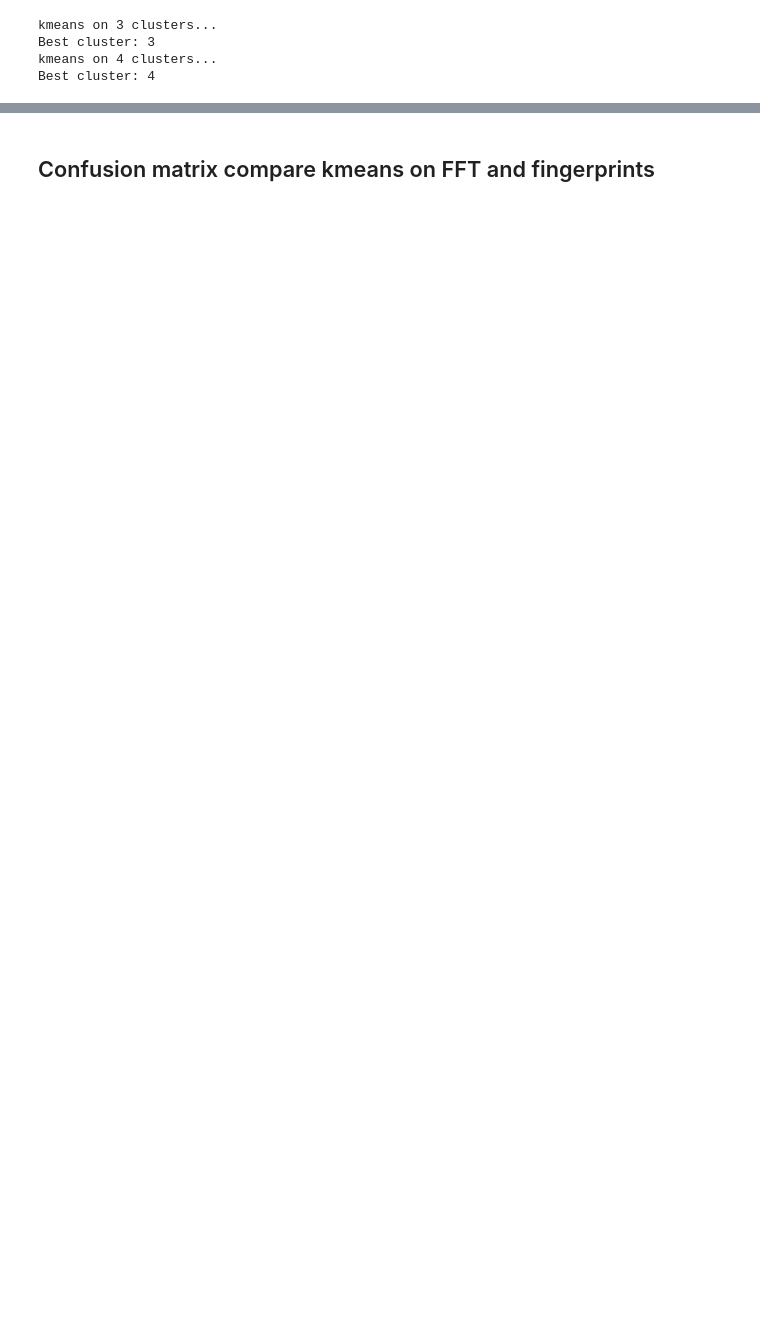
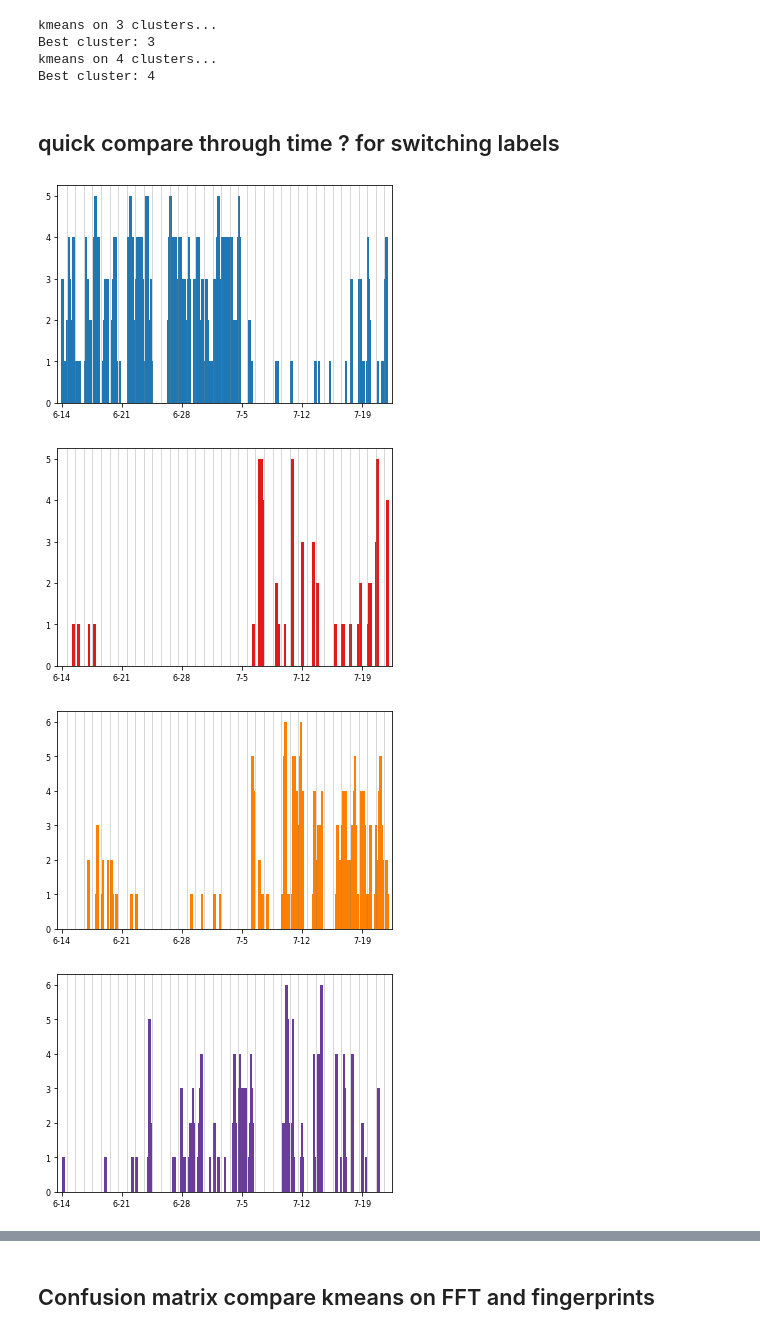
Before and after one commit to tsawi/Unsupervised_ML_Gornergletscher, a Jupyter notebook: notebooks/plotting_SuppFigs.ipynb, the cells around one changed output, grey strips where cells are left out. Saved outputs shown, nothing was run; the diff lists cells and outputs as text; code cells hidden in the pictures; blank space fills up the shorter version.

```diff
--- a/notebooks/plotting_SuppFigs.ipynb
+++ b/notebooks/plotting_SuppFigs.ipynb
@@ -766,3 +610,5 @@ kmeans on 3 clusters...
 Best cluster: 3
 kmeans on 4 clusters...
 Best cluster: 4
+# %% [markdown]
+## quick compare through time ? for switching labels
@@ -768,0 +625,15 @@ Best cluster: 4
+# %%
+# # sgram_df_clustered2 = swapLabels(sgram_df_clustered,A,B)
+# for k in range(1,Kopt+1):
+#     plt.figure()
+#     figureFunctions2.plotBarCluster(sgram_df_clustered,k=k,barWidth=.3,timeBin='H',ax=None,**plt_kwargs)
+
+# sgram_df_clustered2 = swapLabels(sgram_df_clustered,A,B)
+for k in range(1,KoptN+1):
+    plt.figure()
+    figureFunctions2.plotBarCluster(sgram_df_clusteredN,k=k,barWidth=.3,timeBin='H',ax=None,**plt_kwargs)
+# %% [output]
+[figure, added]
+[figure, added]
+[figure, added]
+[figure, added]
```
Also changed, not shown: parts of 26 cells of this notebook, 18 other files.
